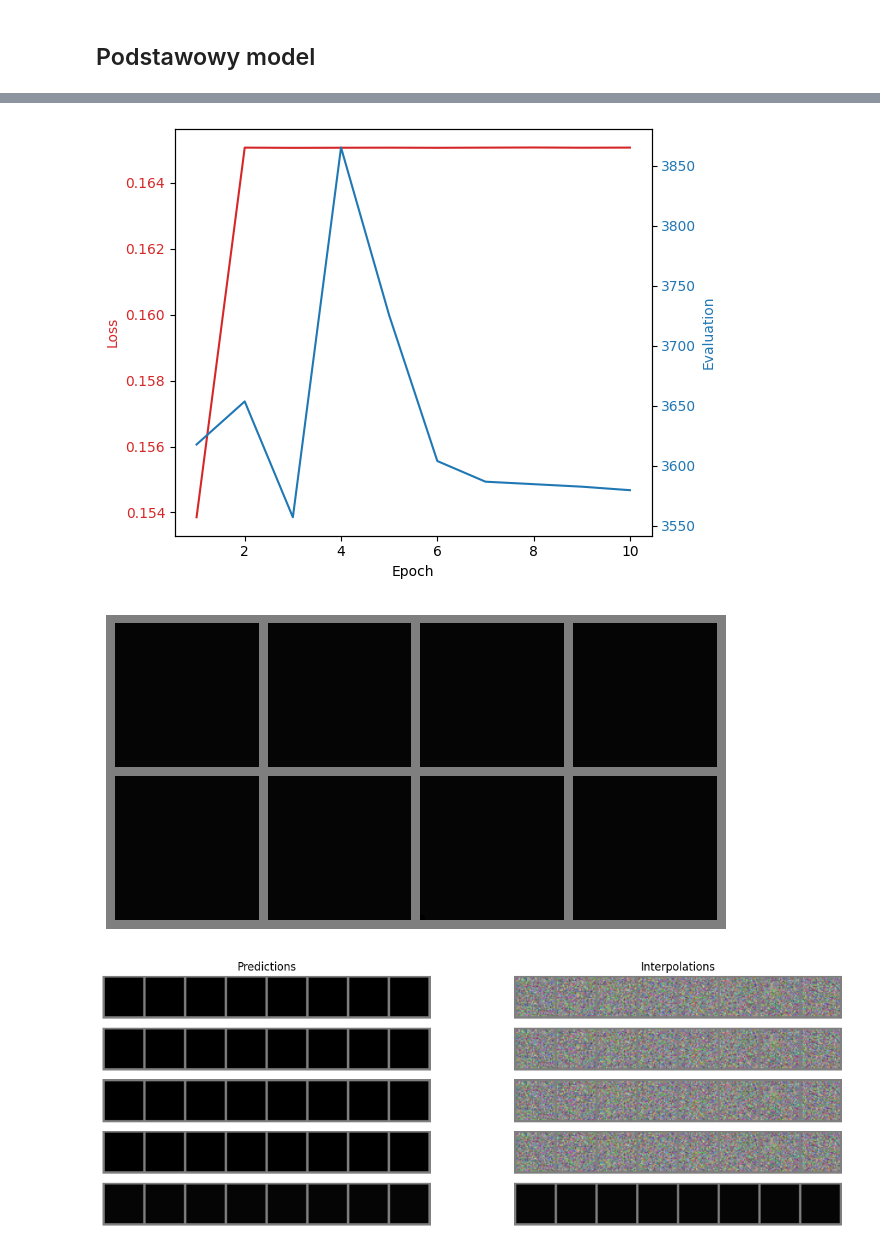
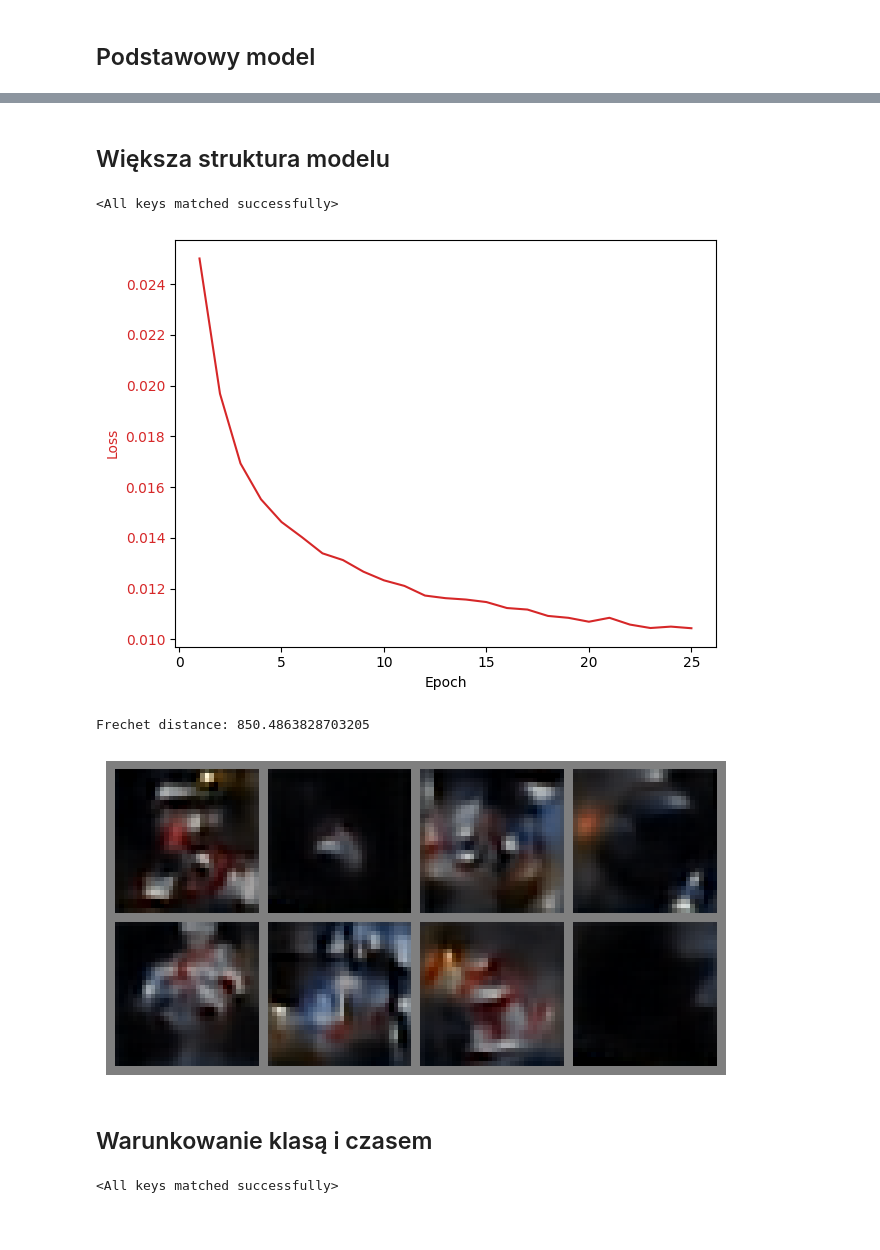
Before and after one commit to BrunoSienkiewicz/Neural-networks, a Jupyter notebook: miniprojekt_4/unet.ipynb, the cells around one changed output, grey strips where cells are left out. Cells and saved outputs as stored; diff of their text form; code cells hidden in the pictures; blank space fills up the shorter version.

```diff
--- a/miniprojekt_4/unet.ipynb
+++ b/miniprojekt_4/unet.ipynb
@@ -67,0 +102,2 @@ loss_hist, val_eval_hist = train_unet(net, train_loader, val_set[0], opt, loss_f
+# %% [markdown]
+## Większa struktura modelu
@@ -67,0 +106,10 @@ loss_hist, val_eval_hist = train_unet(net, train_loader, val_set[0], opt, loss_f
+# %%
+image_dim = 3*32*32
+evaluator = Evaluator(image_dim, 256, n_classes=len(labels)).to(device)
+evaluator.load_state_dict(torch.load("evaluator.pth"))
+# %% [output]
+<All keys matched successfully>
+# %%
+net = LargeUNet(in_channels=3, out_channels=3, hidden_size=128, kernel_size=3, padding=1).to(device)
+loss_fn = nn.MSELoss()
+opt = torch.optim.Adam(net.parameters(), lr=0.001)
@@ -68,59 +118,35 @@ loss_hist, val_eval_hist = train_unet(net, train_loader, val_set[0], opt, loss_f
 # %%
 fig, ax1 = plt.subplots()
-iters = np.arange(1, 11)
+iters = np.arange(1, 26)
 color = 'tab:red'
 ax1.set_xlabel('Epoch')
 ax1.set_ylabel('Loss', color=color)
 ax1.plot(iters, loss_hist, color=color)
 ax1.tick_params(axis='y', labelcolor=color)
 
-ax2 = ax1.twinx()
-color = 'tab:blue'
-ax2.set_ylabel('Evaluation', color=color)
-ax2.plot(iters, val_eval_hist, color=color, linestyle='solid', label='Validation')
-ax2.tick_params(axis='y', labelcolor=color)
-
 fig.tight_layout()
 plt.show()
 # %% [output]
-[figure, old version]
+[figure, new version]
+# %%
+val_loader = torch.utils.data.DataLoader(val, batch_size=len(val), shuffle=True, num_workers=4)
+val_set = next(iter(val_loader))
+ferchet_distance = evaluate_unet(evaluator, net, val_set[0], device)
+print("Frechet distance:", ferchet_distance)
+# %% [output]
+Frechet distance: 850.4863828703205
 # %%
-def generate_images(net, n_gen=8, n_steps=5):
-    pred_hist = []
-    step_hist = []
-    with torch.no_grad():
-        fixed_noise = torch.randn(n_gen, 3, 32, 32).to(device)
-        x = fixed_noise
-        for i in range(n_steps):
-            pred = net(x)
-            pred_hist.append(pred.detach().cpu())
-            mix_factor = 1 / (n_steps - i)
-            x = x * (1 - mix_factor) + pred * mix_factor
-            step_hist.append(x.detach().cpu())
-        return pred, pred_hist, step_hist
-
 n_gen = 8
-n_steps = 5
-generations, pred_hist, step_hist = generate_images(net, n_gen, n_steps)
+generations, pred_hist, step_hist = generate_images_unet(net, n_gen)
 imgs = generations.cpu()
 
 grid = torchvision.utils.make_grid(imgs, nrow=4, normalize=True, pad_value=0.5)
 grid = grid.permute(1, 2, 0)
 plt.figure(figsize=(8,5))
 plt.imshow(grid)
 plt.axis('off')
 plt.show()
 # %% [output]
-[figure, old version]
+[figure, new version]
-# %%
-fig, ax = plt.subplots(n_steps, 2, figsize=(15, 5))
-for i in range(n_steps):
-    ax[i, 0].imshow(torchvision.utils.make_grid(pred_hist[i], normalize=True, pad_value=0.5).permute(1, 2, 0))
-    ax[i, 0].axis('off')
-    ax[i, 1].imshow(torchvision.utils.make_grid(step_hist[i], normalize=True, pad_value=0.5).permute(1, 2, 0))
-    ax[i, 1].axis('off')
-ax[0, 0].set_title('Predictions')
-ax[0, 1].set_title('Interpolations')
-plt.show()
-# %% [output]
-[figure, removed]
+# %% [markdown]
+## Warunkowanie klasą i czasem
@@ -126,0 +156,6 @@ plt.show()
+# %%
+image_dim = 3*32*32
+evaluator = Evaluator(image_dim, 256, n_classes=len(labels)).to(device)
+evaluator.load_state_dict(torch.load("evaluator.pth"))
+# %% [output]
+<All keys matched successfully>
```
Also changed, not shown: parts of 28 cells of this notebook, 44 other files.
